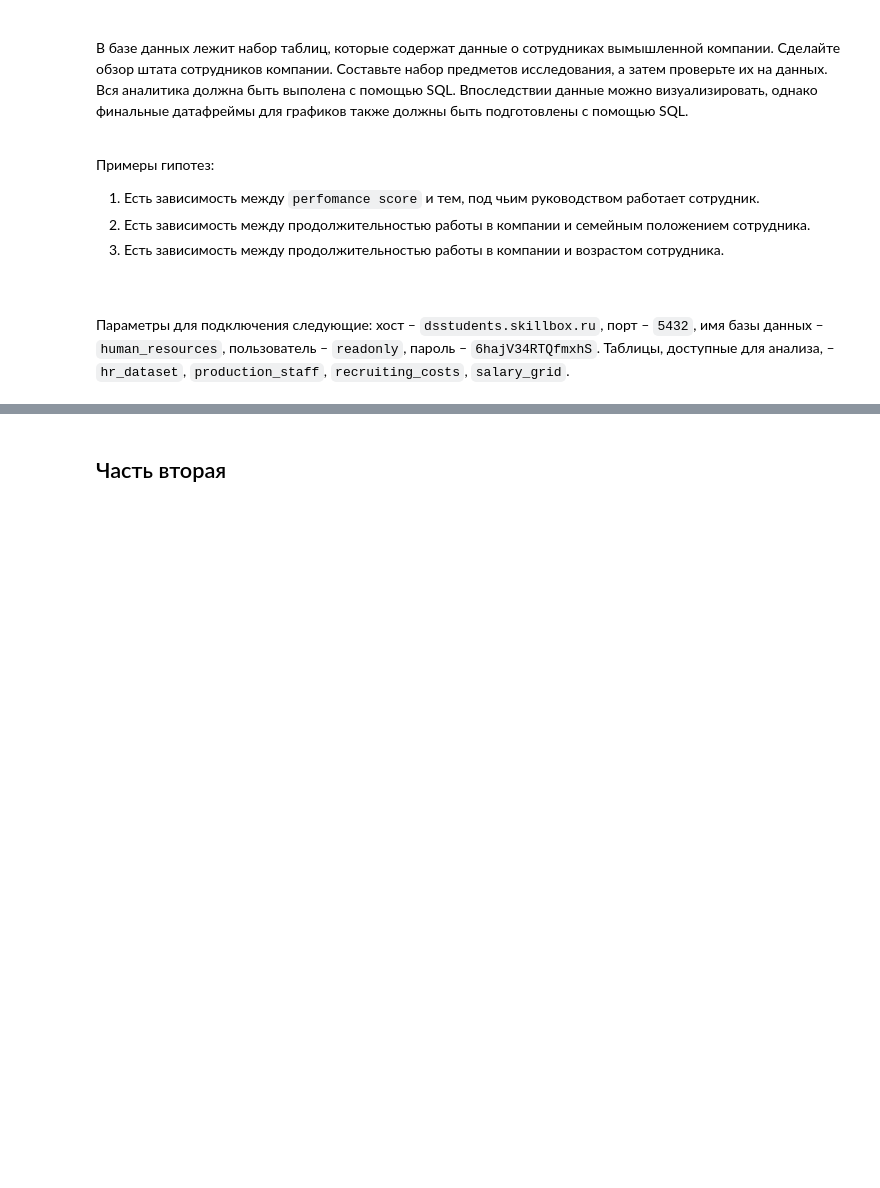
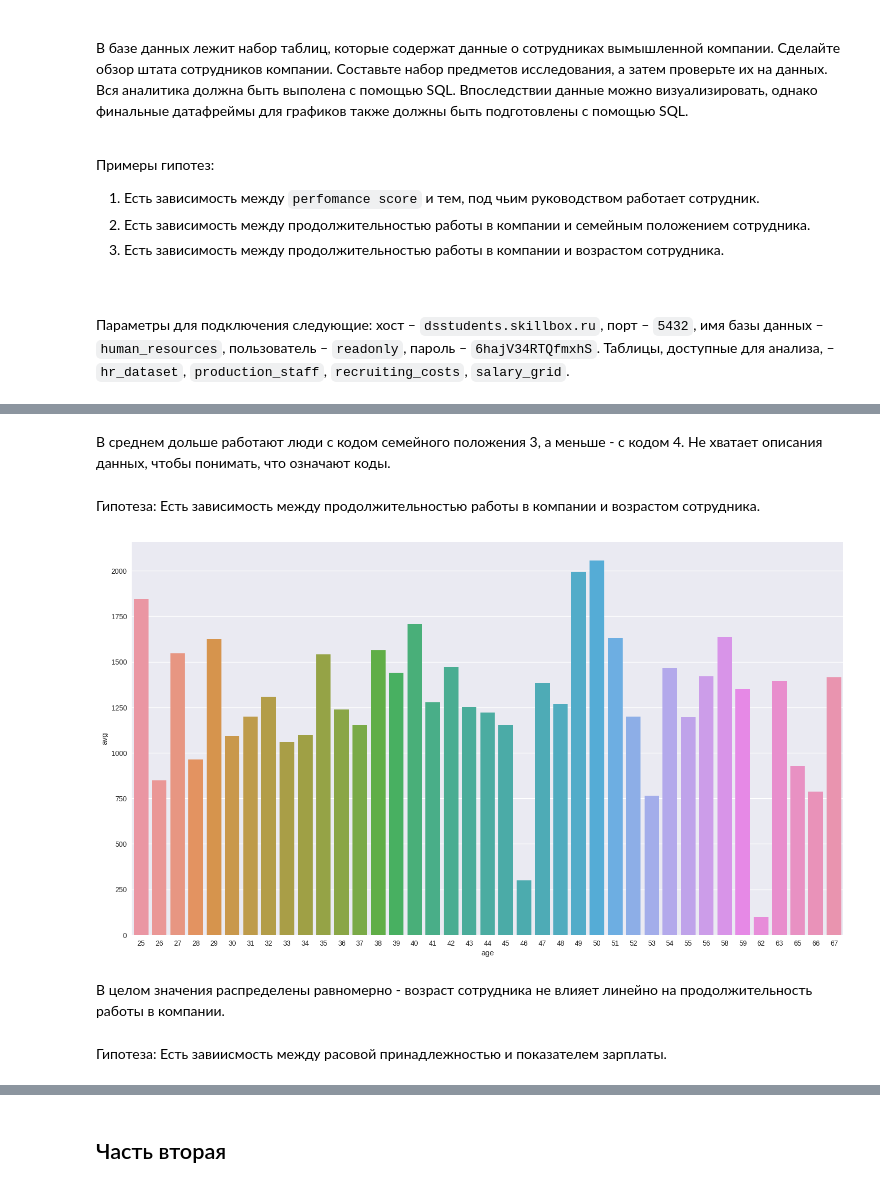
Before and after one commit to scomarae/SkillBox, a Jupyter notebook: Coursework_analytics_2.ipynb, the cells around one changed output, grey strips where cells are left out. Cells and saved outputs as stored; diff of their text form; code cells hidden in the pictures; blank space fills up the shorter version.

```diff
--- a/Coursework_analytics_2.ipynb
+++ b/Coursework_analytics_2.ipynb
@@ -48,0 +149,17 @@ df_production_staff = pd.read_sql(query_salary_grid, connect)
+# %% [markdown]
+В среднем дольше работают люди с кодом семейного положения 3, а меньше - с кодом 4. Не хватает описания данных, чтобы понимать, что означают коды.
+# %% [markdown]
+Гипотеза: Есть зависимость между продолжительностью работы в компании и возрастом сотрудника.
+# %%
+query = text('select "age", avg("Days Employed") FROM public.hr_dataset group by age order by age')
+df = pd.read_sql(query, connect)
+# %%
+fig, ax = plt.subplots(figsize=(18,10))
+sns.barplot(ax=ax, data=df, y='avg', x='age')
+plt.show()
+# %% [output]
+[figure, added]
+# %% [markdown]
+В целом значения распределены равномерно - возраст сотрудника не влияет линейно на продолжительность работы в компании.
+# %% [markdown]
+Гипотеза: Есть завиисмость между расовой принадлежностью и показателем зарплаты.
```
Also changed, not shown: parts of 23 cells of this notebook.
